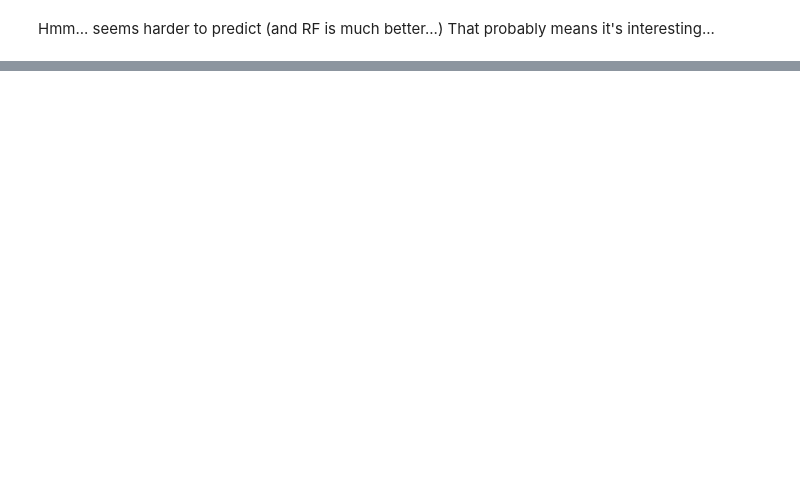
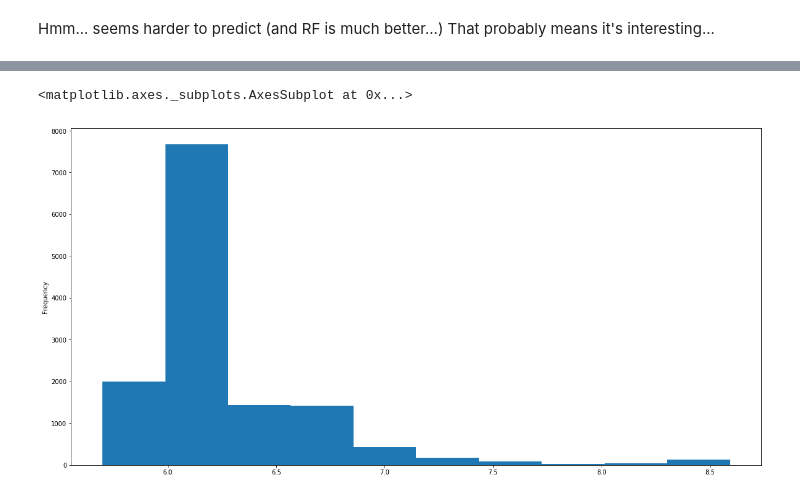
Before and after one commit to owatson/sherlock, a Jupyter notebook: notebooks/Malaria_research3.ipynb, the cells around one changed output, grey strips where cells are left out. Drawn from its saved outputs; the diff is of its cells as text; code cells hidden in the pictures; blank space fills up the shorter version.

```diff
--- a/notebooks/Malaria_research3.ipynb
+++ b/notebooks/Malaria_research3.ipynb
@@ -201,0 +249,5 @@ R2 (signed):      0.282 [   0.270    0.298] at 5pct conf
+# %%
+df.pXC50_3D7.plot.hist()
+# %% [output]
+<matplotlib.axes._subplots.AxesSubplot at 0x...>
+[figure, added]
```
Also changed, not shown: parts of 46 cells of this notebook.
